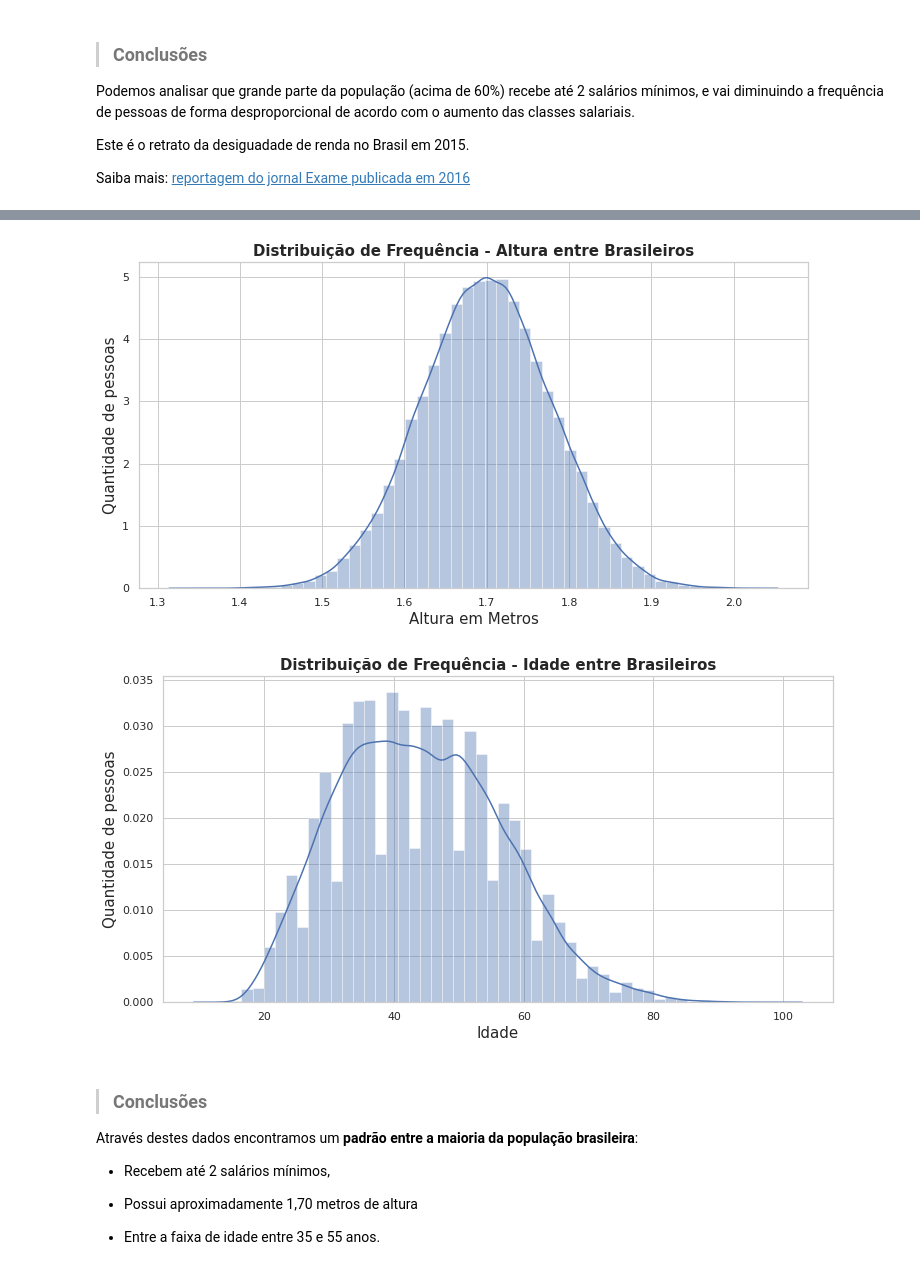
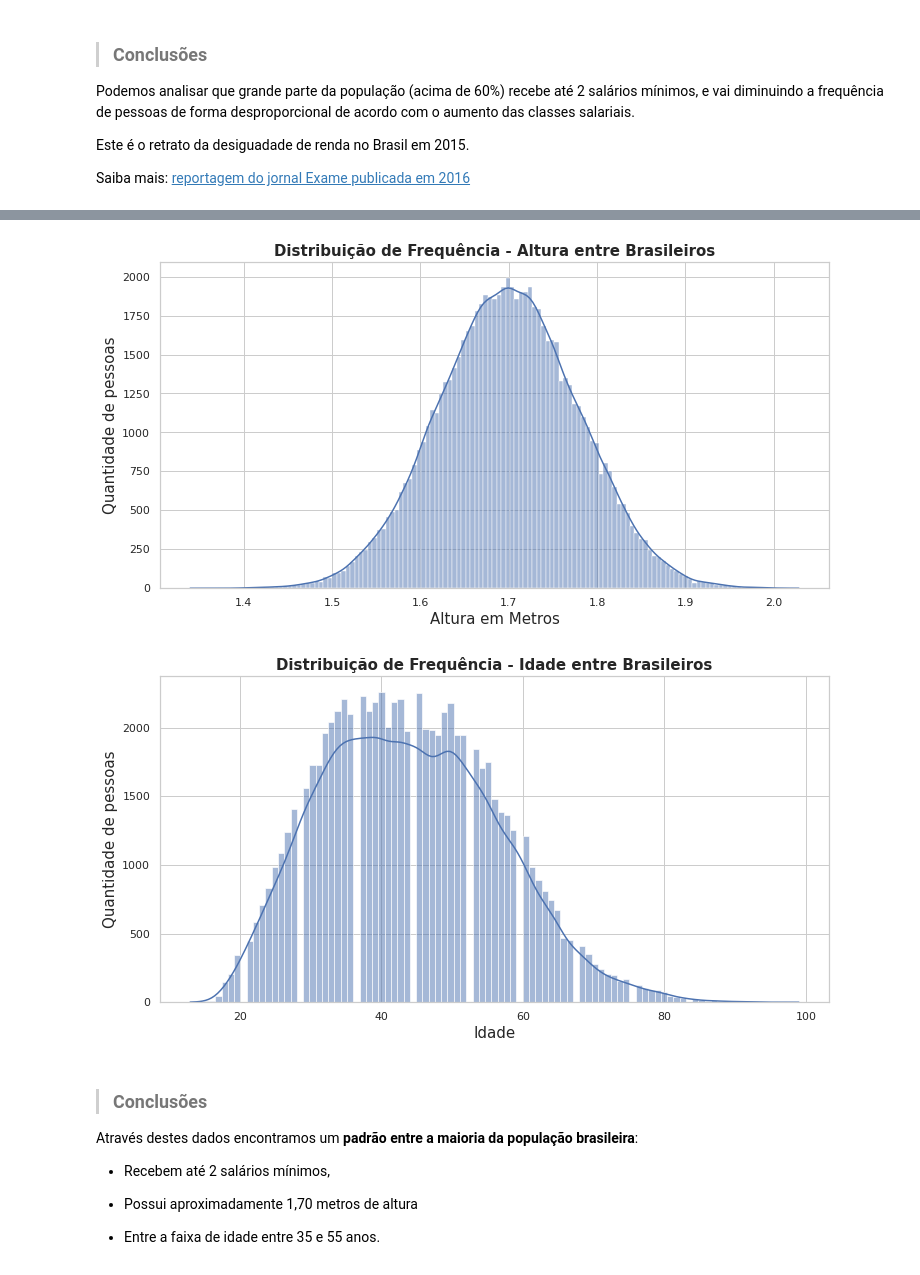
Before and after one commit to ziggy-data/PNAD_com_python, a Jupyter notebook: Análise_Descritiva.ipynb, the cells around one changed output, grey strips where cells are left out. Cells and saved outputs as stored; diff of their text form; code cells hidden in the pictures.

```diff
--- a/Análise_Descritiva.ipynb
+++ b/Análise_Descritiva.ipynb
@@ -286,22 +281,21 @@ plt.show()
 # %%
 plt.figure(figsize=(12,6))
-sns.distplot(dados.Altura,kde=True)
+sns.histplot(dados.Altura,kde=True)
 plt.ylabel('Quantidade de pessoas',fontsize=15)
 plt.xlabel('Altura em Metros',fontsize=15)
 plt.title('Distribuição de Frequência - Altura entre Brasileiros',fontsize=15, fontweight = 'bold')
 plt.show()
 # %% [output]
-[figure, old version]
+[figure, new version]
 # %%
 plt.figure(figsize=(12,6))
-sns.distplot(dados.Idade,kde=True)
+sns.histplot(dados.Idade,kde=True)
 plt.ylabel('Quantidade de pessoas',fontsize=15)
 plt.xlabel('Idade',fontsize=15)
 plt.title('Distribuição de Frequência - Idade entre Brasileiros',fontsize=15, fontweight = 'bold')
 plt.show()
-plt.show()
 # %% [output]
-[figure, old version]
+[figure, new version]
 # %% [markdown]
 > ### Conclusões
 
```
Also changed, not shown: parts of 41 cells of this notebook.
